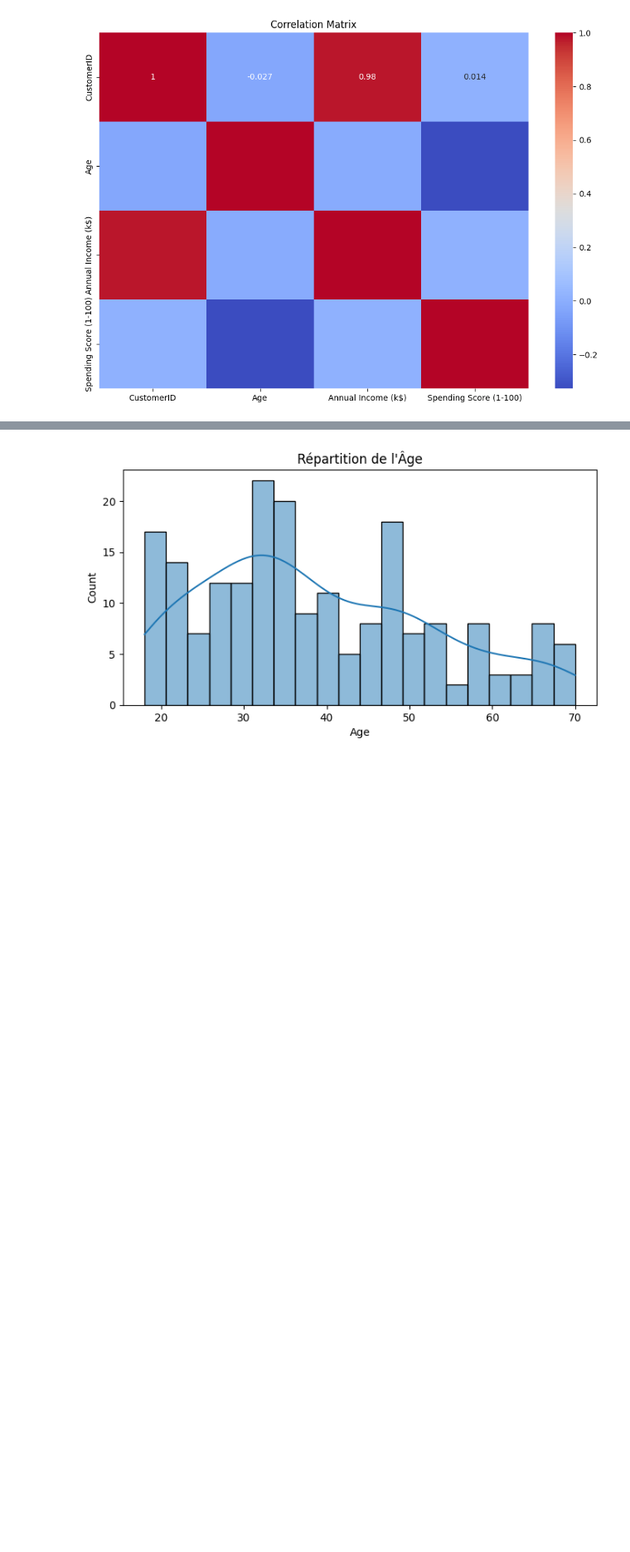
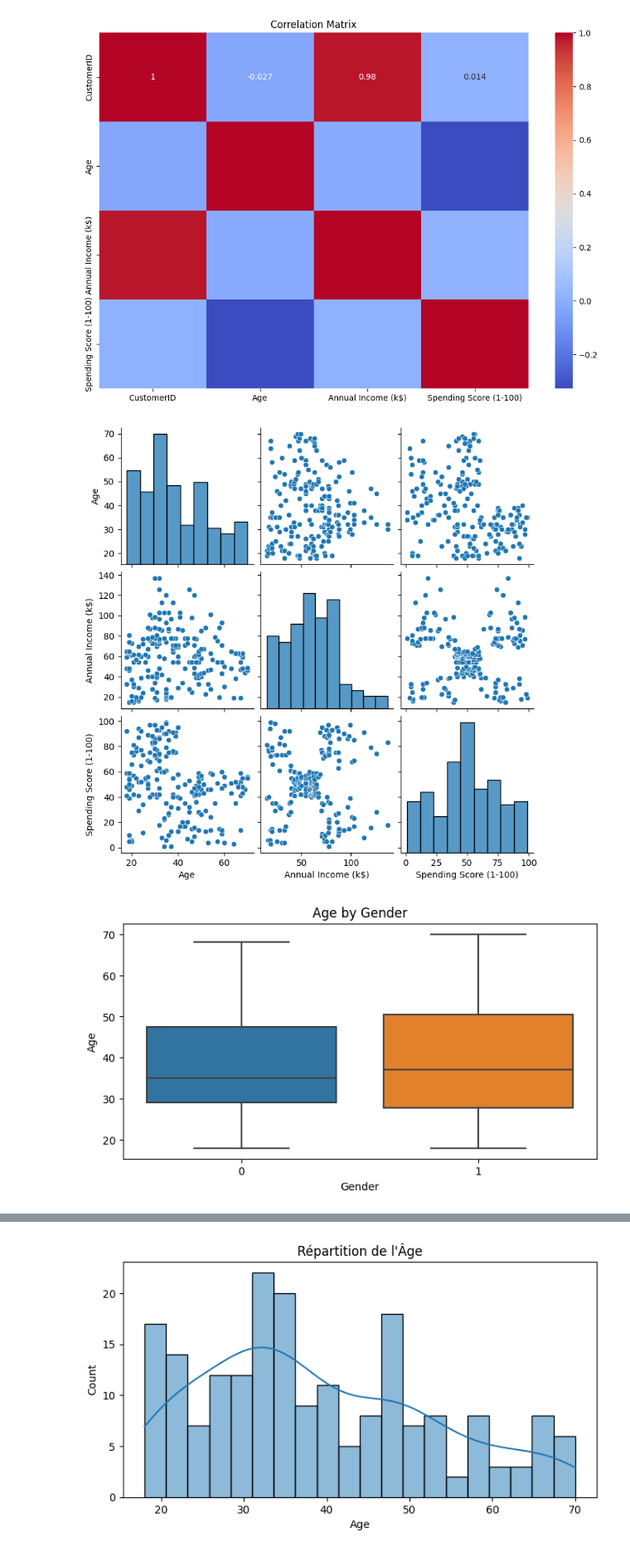
Before and after one commit to Jscallen/Projet_clustering, a Jupyter notebook: Mall_Customers/mall.ipynb, the cells around one changed output, grey strips where cells are left out. Shown at 83% size. Saved outputs shown, nothing was run; the diff lists cells and outputs as text; code cells hidden in the pictures; blank space fills up the shorter version.

```diff
--- a/Mall_Customers/mall.ipynb
+++ b/Mall_Customers/mall.ipynb
@@ -92,3 +109,19 @@ plt.title('Correlation Matrix')
 plt.show()
 # %% [output]
 [figure]
+# %%
+num_columns = ['Age', 'Annual Income (k$)', 'Spending Score (1-100)']
+
+sns.pairplot(mall_customers_df[['Age', 'Annual Income (k$)', 'Spending Score (1-100)']])
+plt.show()
+
+for col in num_columns:
+    plt.figure(figsize=(8, 4))
+    sns.boxplot(x='Gender', y=col, data=mall_customers_df)
+    plt.title(f'{col} by Gender')
+    plt.xlabel('Gender')
+    plt.ylabel(col)
+    plt.show()
+# %% [output]
+[figure, added]
+[figure, added]
```
Also changed, not shown: parts of 2 cells of this notebook, 2 other files.
